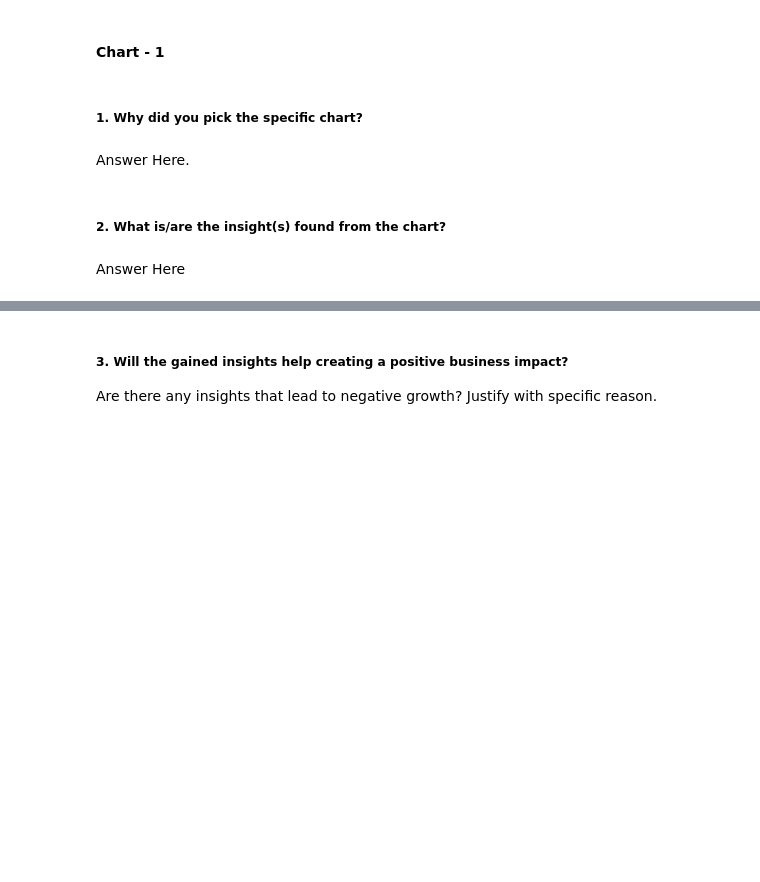
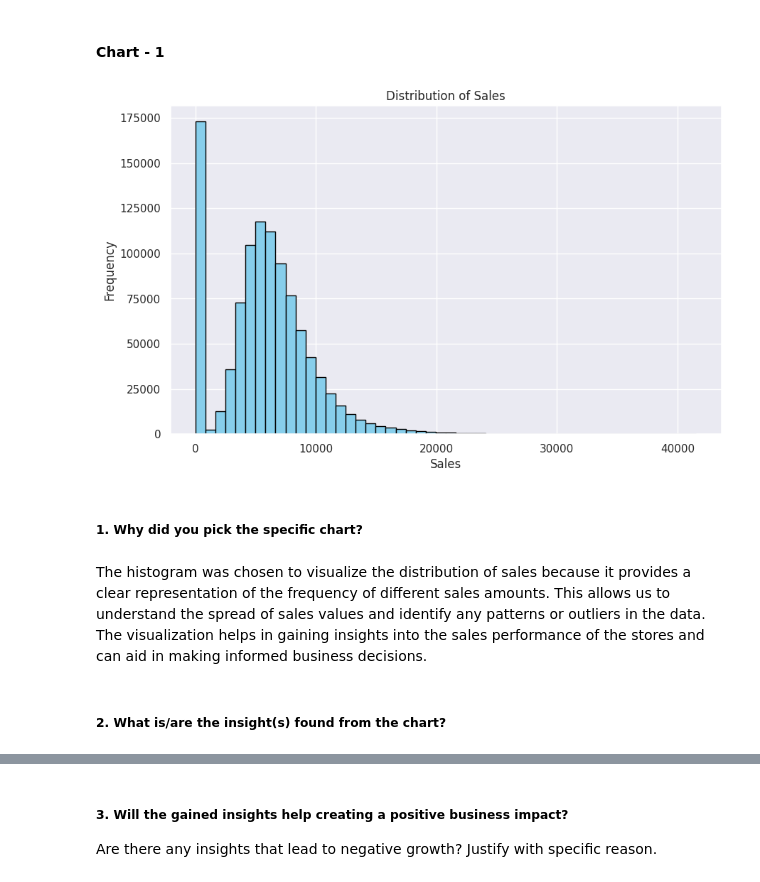
Before and after one commit to dipakpatil2001/Regression-Project-Retail_Sales_Prediction, a Jupyter notebook: Regression_Project_Retail_Sales_Prediction.ipynb, the cells around one changed output, grey strips where cells are left out. Drawn from its saved outputs; the diff is of its cells as text; code cells hidden in the pictures; blank space fills up the shorter version.

```diff
--- a/Regression_Project_Retail_Sales_Prediction.ipynb
+++ b/Regression_Project_Retail_Sales_Prediction.ipynb
@@ -364,0 +485,6 @@ Answer Here
+# %%
+# Fill null values in store data set
+store_data.fillna(0, inplace=True)
+
+# Check for any remaining null values
+store_data.isnull().sum()
@@ -368,3 +508,6 @@ Answer Here
 ### Data Wrangling Code
 # %%
 # Write your code to make your dataset analysis ready.
+# Merge the datasets into a single dataframe using how='left'
+total_df = pd.merge(rossmann_data, store_data, on='Store', how='left')
+total_df.head(3)
@@ -370,0 +569,25 @@ Answer Here
+# %%
+# Convert 'Date' column to datetime format
+total_df['Date'] = pd.to_datetime(total_df['Date'], format = '%Y-%m-%d')
+
+# Convert 'StateHoliday', 'StoreType', 'Assortment', 'PromoInterval' columns to integer format
+# Mapping for StateHoliday
+state_holiday_map = {'a': 1, 'b': 2, 'c': 3, '0': 0}
+total_df['StateHoliday'] = total_df['StateHoliday'].map(state_holiday_map)
+
+# Mapping for StoreType
+store_type_map = {'a': 1, 'b': 2, 'c': 3, 'd': 4}
+total_df['StoreType'] = total_df['StoreType'].map(store_type_map)
+
+# Mapping for Assortment
+assortment_map = {'a': 1, 'b': 2, 'c': 3}
+total_df['Assortment'] = total_df['Assortment'].map(assortment_map)
+
+# Mapping for PromoInterval
+promo_interval_map = {'Jan,Apr,Jul,Oct': 1, 'Feb,May,Aug,Nov': 2, 'Mar,Jun,Sept,Dec': 3}
+total_df['PromoInterval'] = total_df['PromoInterval'].map(promo_interval_map)
+# %%
+total_df = total_df.fillna(0)
+print(total_df.isna().sum())
+print("-----------------------------------------------------------------")
+print(total_df.info())
@@ -381,8 +640,17 @@ Answer Here.
+# %%
+# Chart - 1 visualization code
+# Visualize the distribution of sales
+plt.figure(figsize=(10, 6))
+plt.hist(total_df['Sales'], bins=50, color='skyblue', edgecolor='black')
+plt.title('Distribution of Sales')
+plt.xlabel('Sales')
+plt.ylabel('Frequency')
+plt.show()
+# %% [output]
+[figure, added]
 # %% [markdown]
 ##### 1. Why did you pick the specific chart?
-# %% [markdown]
-Answer Here.
+# %% [markdown]
+The histogram was chosen to visualize the distribution of sales because it provides a clear representation of the frequency of different sales amounts. This allows us to understand the spread of sales values and identify any patterns or outliers in the data. The visualization helps in gaining insights into the sales performance of the stores and can aid in making informed business decisions.
 # %% [markdown]
 ##### 2. What is/are the insight(s) found from the chart?
-# %% [markdown]
-Answer Here
```
Also changed, not shown: parts of 50 cells of this notebook.
